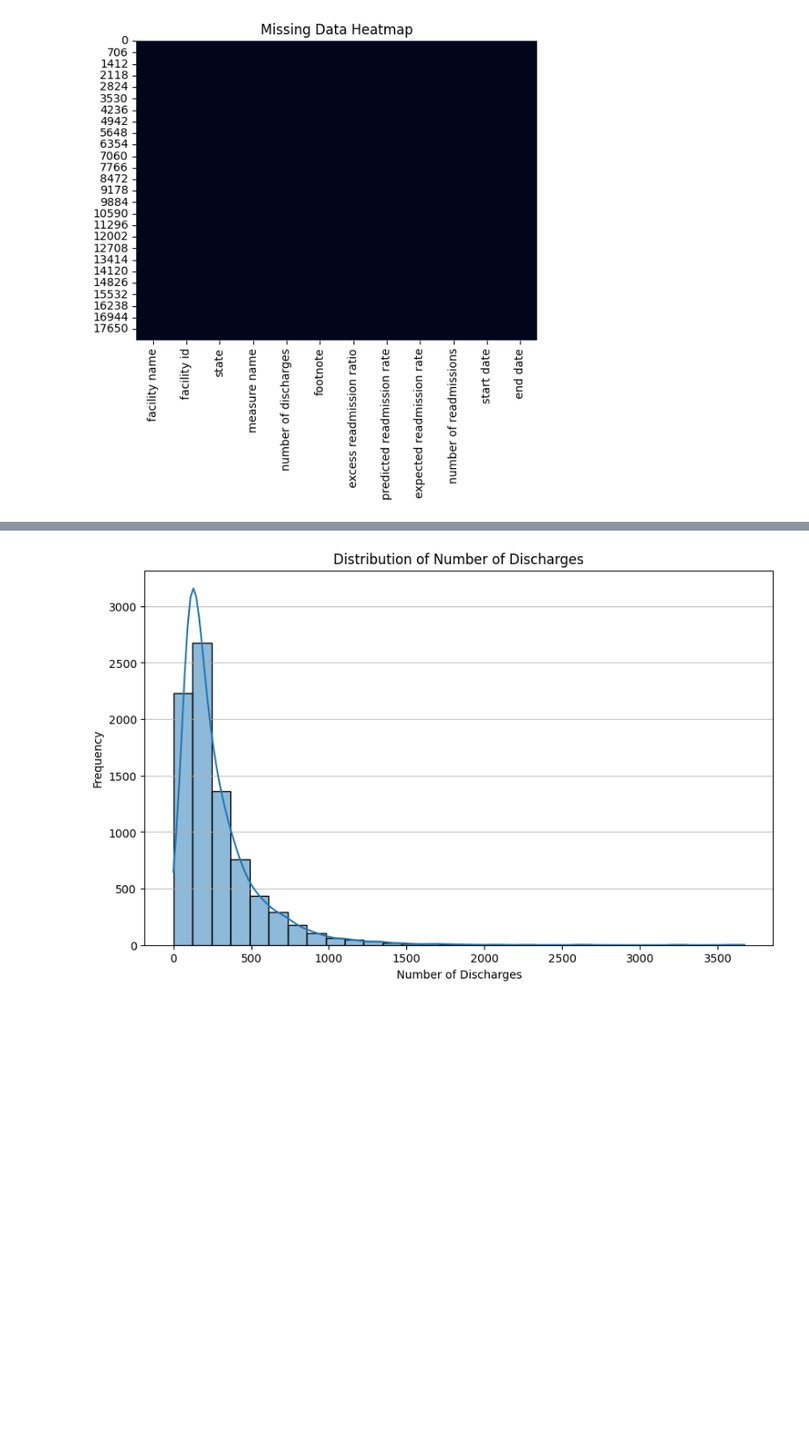
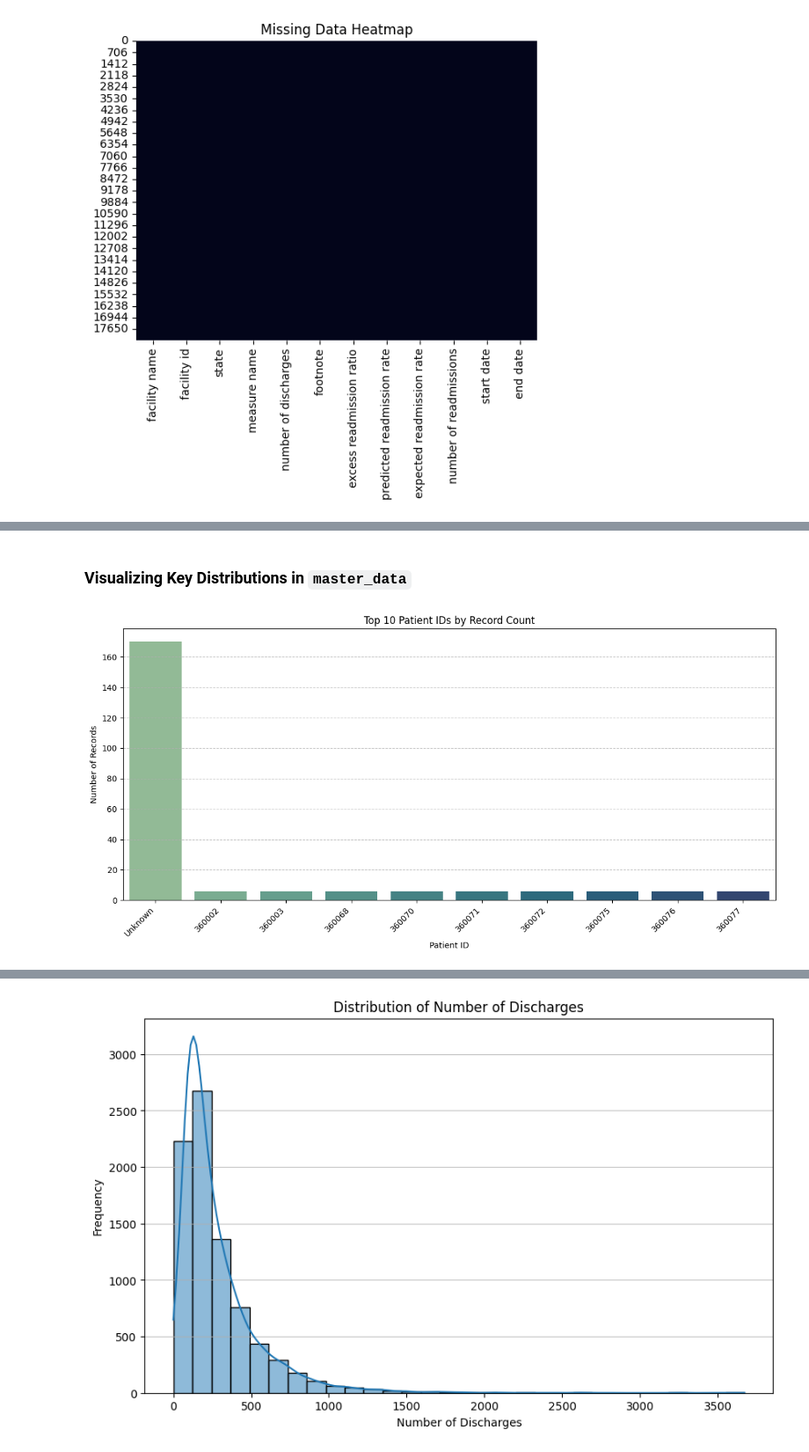
Before and after one commit to sluvidiv997-arch/ores5160-2026, a Jupyter notebook: health_pipeline.ipynb, the cells around one changed output, grey strips where cells are left out. Shown at 88% size. Cells and saved outputs as stored; diff of their text form; code cells hidden in the pictures; blank space fills up the shorter version.

```diff
--- a/health_pipeline.ipynb
+++ b/health_pipeline.ipynb
@@ -208,0 +223,17 @@ plt.show()
+# %% [markdown]
+### Visualizing Key Distributions in `master_data`
+# %%
+# Top 10 Patient IDs by Record Count
+top_patient_ids = master_data['patient_id'].value_counts().head(10)
+
+plt.figure(figsize=(12, 6))
+sns.barplot(x=top_patient_ids.index, y=top_patient_ids.values, hue=top_patient_ids.index, palette='crest', legend=False)
+plt.title('Top 10 Patient IDs by Record Count')
+plt.xlabel('Patient ID')
+plt.ylabel('Number of Records')
+plt.xticks(rotation=45, ha='right')
+plt.grid(axis='y', linestyle='--', alpha=0.7)
+plt.tight_layout()
+plt.show()
+# %% [output]
+[figure, added]
```
Also changed, not shown: parts of 31 cells of this notebook.
